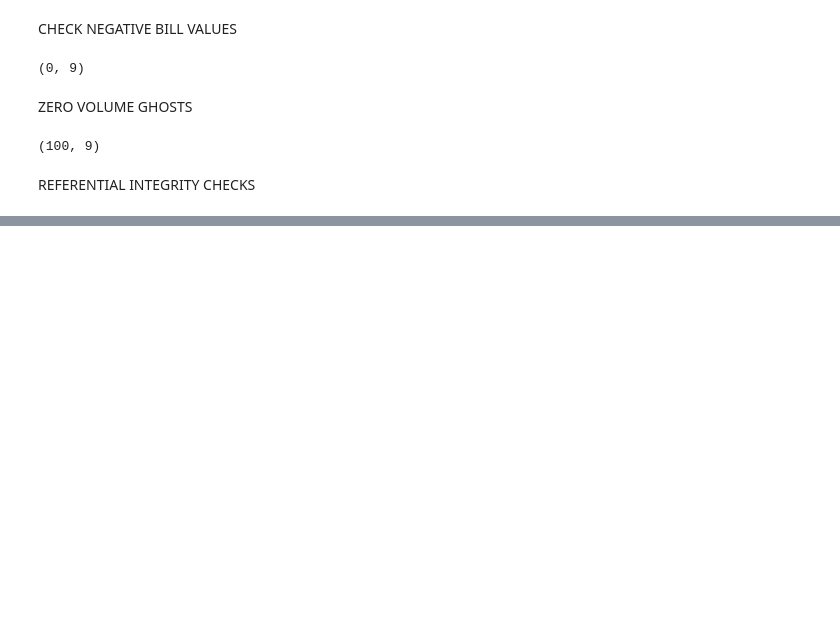
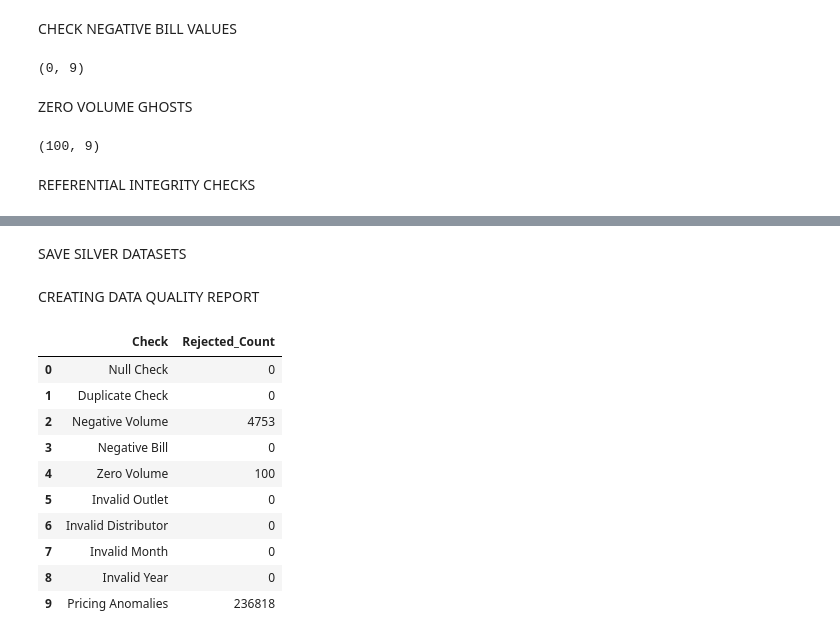
Before and after one commit to Akila-Fdo/Data_Storm, a Jupyter notebook: notebooks/02_data_forensics.ipynb, the cells around one changed output, grey strips where cells are left out. Cells and saved outputs as stored; diff of their text form; code cells hidden in the pictures; blank space fills up the shorter version.

Commit message:
Cleaned the repo

```diff
--- a/notebooks/02_data_forensics.ipynb
+++ b/notebooks/02_data_forensics.ipynb
@@ -182,0 +267,5 @@ REFERENTIAL INTEGRITY CHECKS
+# %%
+transactions_clean['Revenue_Per_Liter'] = (
+    transactions_clean['Total_Bill_Value'] /
+    transactions_clean['Volume_Liters']
+)
@@ -182,0 +453,2 @@ REFERENTIAL INTEGRITY CHECKS
+# %% [markdown]
+SAVE SILVER DATASETS
@@ -182,0 +484,50 @@ REFERENTIAL INTEGRITY CHECKS
+# %% [markdown]
+CREATING DATA QUALITY REPORT
+# %%
+dq_summary = pd.DataFrame({
+
+    'Check': [
+        'Null Check',
+        'Duplicate Check',
+        'Negative Volume',
+        'Negative Bill',
+        'Zero Volume',
+        'Invalid Outlet',
+        'Invalid Distributor',
+        'Invalid Month',
+        'Invalid Year',
+        'Pricing Anomalies'
+    ],
+
+    'Rejected_Count': [
+        len(transactions_nulls),
+        len(duplicate_rows),
+        len(negative_volume),
+        len(negative_bill),
+        len(zero_volume),
+        len(invalid_outlets),
+        len(invalid_distributors),
+        len(invalid_months),
+        len(invalid_years),
+        len(pricing_anomalies)
+    ]
+})
+# %%
+dq_summary.to_csv(
+    '../data/reports/data_quality_summary.csv',
+    index=False
+)
+
+dq_summary
+# %% [output]
+|  | Check | Rejected_Count |
+| 0 | Null Check | 0 |
+| 1 | Duplicate Check | 0 |
+| 2 | Negative Volume | 4753 |
+| 3 | Negative Bill | 0 |
+| 4 | Zero Volume | 100 |
+| 5 | Invalid Outlet | 0 |
+| 6 | Invalid Distributor | 0 |
+| 7 | Invalid Month | 0 |
+| 8 | Invalid Year | 0 |
+| 9 | Pricing Anomalies | 236818 |
```
Also changed, not shown: parts of 30 cells of this notebook, 22 other files.
